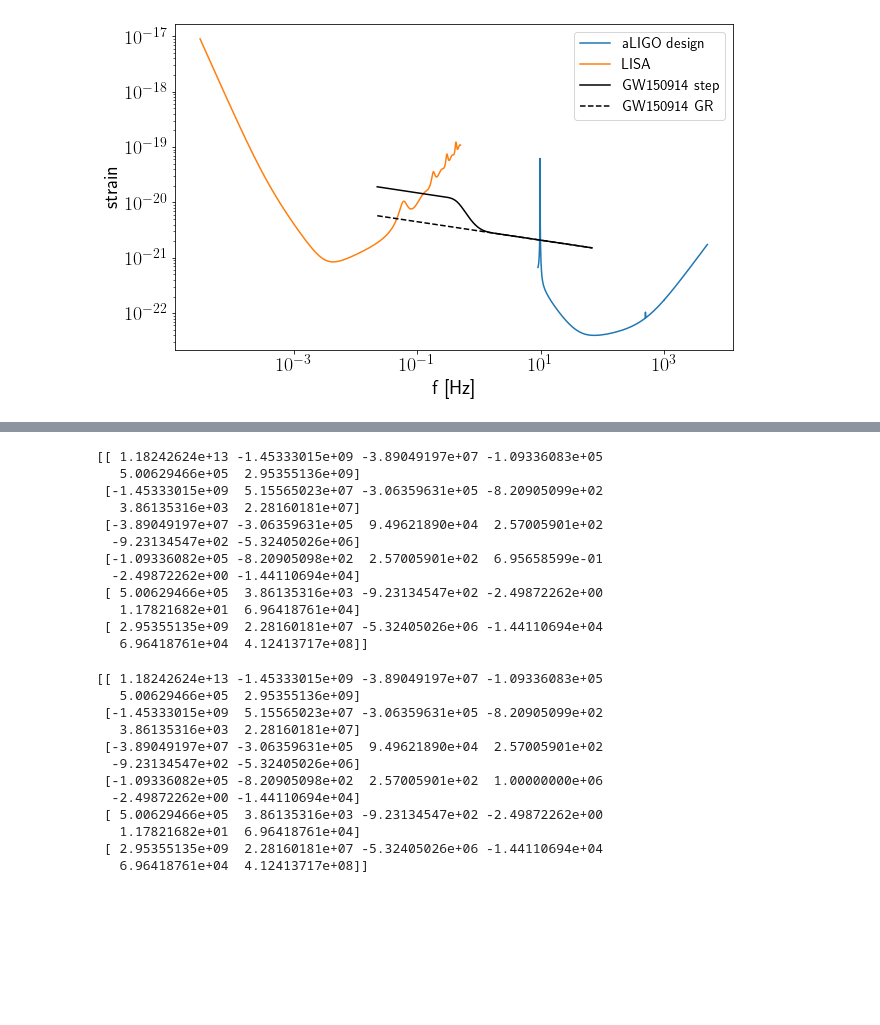
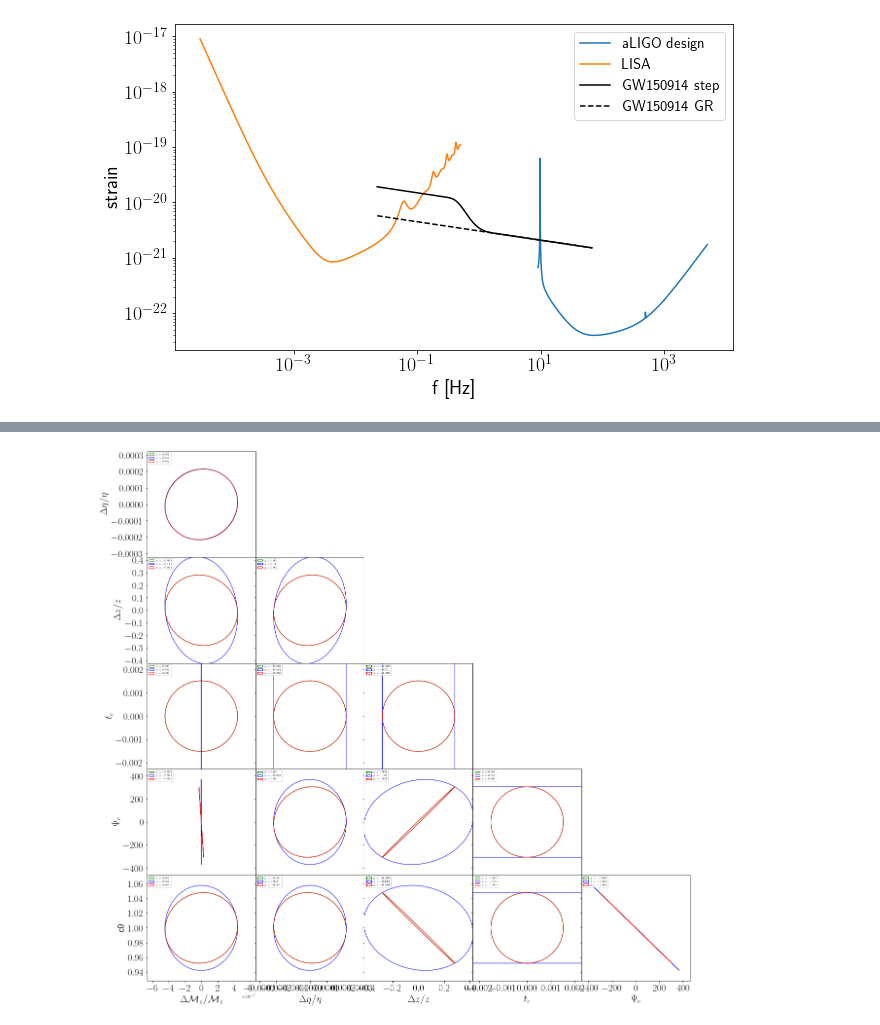
Before and after one commit to AnChenPhys/multiband_MG, a Jupyter notebook: code/multiband_MG_simple.ipynb, the cells around one changed output, grey strips where cells are left out. Saved outputs shown, nothing was run; the diff lists cells and outputs as text; code cells hidden in the pictures; blank space fills up the shorter version.

Commit message:
Streamlined plotting and distance correction

```diff
--- a/code/multiband_MG_simple.ipynb
+++ b/code/multiband_MG_simple.ipynb
@@ -393,0 +331,15 @@ condition number (div by 1e15) 0.07459655842830519
+# %%
+# Constraints for fiducial and non-fiducial models
+cov_matrix_lisa_step = Fisher_det(farr[mask_lisa], pars_step, lisa_psd, cosmo_params, which_wf='step', MG_flag=True, width=w1)
+cov_matrix_lisa_step_fid = Fisher_det(farr[mask_lisa], pars_step_fid, lisa_psd, cosmo_params, which_wf='step', MG_flag=True, width=w1)
+cov_matrix_lisa_step_fid_distcorr = Fisher_det(farr[mask_lisa], pars_step_fid, lisa_psd, cosmo_params, which_wf='step', MG_flag=True, width=w1, distcorr=False)
+
+pconstraints_lisa_step = np.sqrt(np.diag(cov_matrix_lisa_step))
+pconstraints_lisa_step_fid = np.sqrt(np.diag(cov_matrix_lisa_step_fid))
+pconstraints_lisa_step_fid_distcorr = np.sqrt(np.diag(cov_matrix_lisa_step_fid_distcorr))
+
+print('LISA step function')
+print('mod')
+print(pconstraints_lisa_step)
+print('fiducial')
+print(pconstraints_lisa_step_fid)
@@ -394,5 +357,12 @@ condition number (div by 1e15) 0.07459655842830519
+# %%
+# Now fix tc to ms accuracy
+Fisher_matrix_lisa_step_fid = np.linalg.inv(cov_matrix_lisa_step_fid)
+Fisher_matrix_lisa_step_fid_fixtc = copy.copy(Fisher_matrix_lisa_step_fid)
+Fisher_matrix_lisa_step_fid_fixtc[3,3] = 1.e6
+cov_matrix_lisa_step_fid_fixtc = np.linalg.inv(Fisher_matrix_lisa_step_fid_fixtc)
 # %%
-Fisher_matrix_MG_lisa_step = np.linalg.inv(cov_matrix_MG_lisa_step)
-Fisher_matrix_MG_lisa_step_fixtc = copy.copy(Fisher_matrix_MG_lisa_step)
-Fisher_matrix_MG_lisa_step_fixtc[3,3] = 1.e6
-cov_matrix_MG_lisa_step_fixtc = np.linalg.inv(Fisher_matrix_MG_lisa_step_fixtc)
+# Same for uncorrected version
+Fisher_matrix_lisa_step_fid_distcorr = np.linalg.inv(cov_matrix_lisa_step_fid_distcorr)
+Fisher_matrix_lisa_step_fid_distcorr_fixtc = copy.copy(Fisher_matrix_lisa_step_fid_distcorr)
+Fisher_matrix_lisa_step_fid_distcorr_fixtc[3,3] = 1.e6
+cov_matrix_lisa_step_fid_distcorr_fixtc = np.linalg.inv(Fisher_matrix_lisa_step_fid_distcorr_fixtc)
@@ -505,30 +369,13 @@ for i in range(0,nparams-1):
-# %%
-print(Fisher_matrix_MG_lisa_step)
-# %% [output]
-[[ 1.18242624e+13 -1.45333015e+09 -3.89049197e+07 -1.09336083e+05
-   5.00629466e+05  2.95355136e+09]
- [-1.45333015e+09  5.15565023e+07 -3.06359631e+05 -8.20905099e+02
-   3.86135316e+03  2.28160181e+07]
- [-3.89049197e+07 -3.06359631e+05  9.49621890e+04  2.57005901e+02
-  -9.23134547e+02 -5.32405026e+06]
- [-1.09336082e+05 -8.20905098e+02  2.57005901e+02  6.95658599e-01
-  -2.49872262e+00 -1.44110694e+04]
- [ 5.00629466e+05  3.86135316e+03 -9.23134547e+02 -2.49872262e+00
-   1.17821682e+01  6.96418761e+04]
- [ 2.95355135e+09  2.28160181e+07 -5.32405026e+06 -1.44110694e+04
-   6.96418761e+04  4.12413717e+08]]
-# %%
-print(Fisher_matrix_MG_lisa_step_fixtc)
-# %% [output]
-[[ 1.18242624e+13 -1.45333015e+09 -3.89049197e+07 -1.09336083e+05
-   5.00629466e+05  2.95355136e+09]
- [-1.45333015e+09  5.15565023e+07 -3.06359631e+05 -8.20905099e+02
-   3.86135316e+03  2.28160181e+07]
- [-3.89049197e+07 -3.06359631e+05  9.49621890e+04  2.57005901e+02
-  -9.23134547e+02 -5.32405026e+06]
- [-1.09336082e+05 -8.20905098e+02  2.57005901e+02  1.00000000e+06
-  -2.49872262e+00 -1.44110694e+04]
- [ 5.00629466e+05  3.86135316e+03 -9.23134547e+02 -2.49872262e+00
-   1.17821682e+01  6.96418761e+04]
- [ 2.95355135e+09  2.28160181e+07 -5.32405026e+06 -1.44110694e+04
-   6.96418761e+04  4.12413717e+08]]
+# %%
+#make Fisher plot for LISA constraints with step fn
+label = [r'$\Delta {\cal M}_z/{\cal M}_z$', r'$\Delta \eta/\eta$', r'$\Delta z/z$',r'$t_c$',r'$\Psi_c$', 'c0']
+fid_vals = [0,0,0,0,0,1]
+
+fig = plt.figure(figsize=(20,20))
+gs = gridspec.GridSpec(len(fid_vals)-1, len(fid_vals)-1, hspace=0, wspace=0)
+
+add_fisher_plots(cov_matrix_lisa_step_fid_fixtc,fid_vals,label,'fix tc',colour='g')
+add_fisher_plots(cov_matrix_lisa_step_fid,fid_vals,label, 'vary tc',colour='b')
+add_fisher_plots(cov_matrix_lisa_step_fid_distcorr_fixtc,fid_vals,label, 'fix tc no dist',colour='r')
+# %% [output]
+[figure, added]
```
Also changed, not shown: parts of 30 cells of this notebook, 1 other file.
